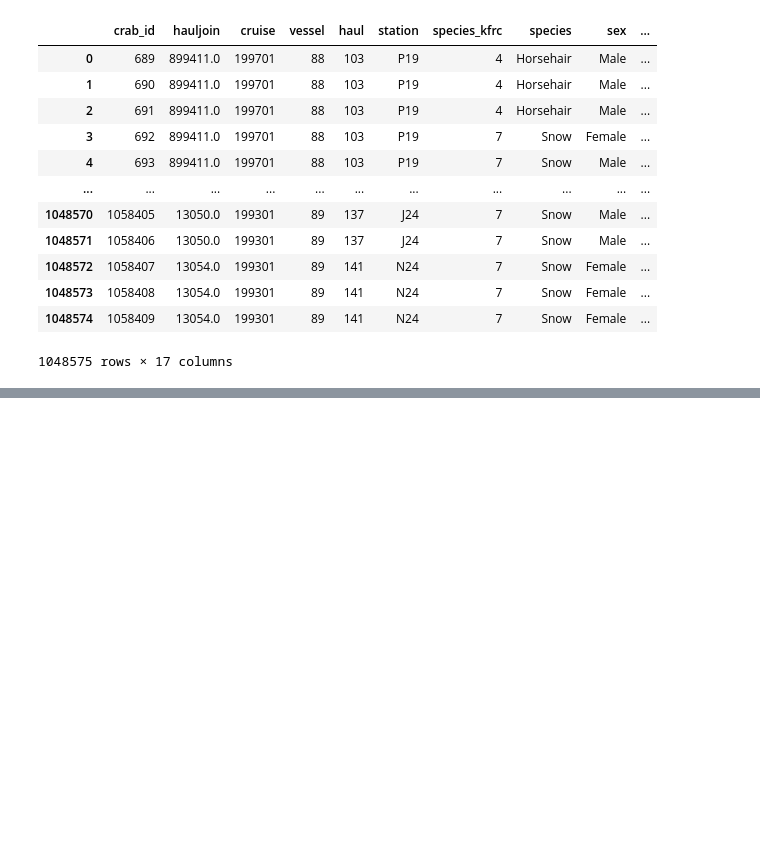
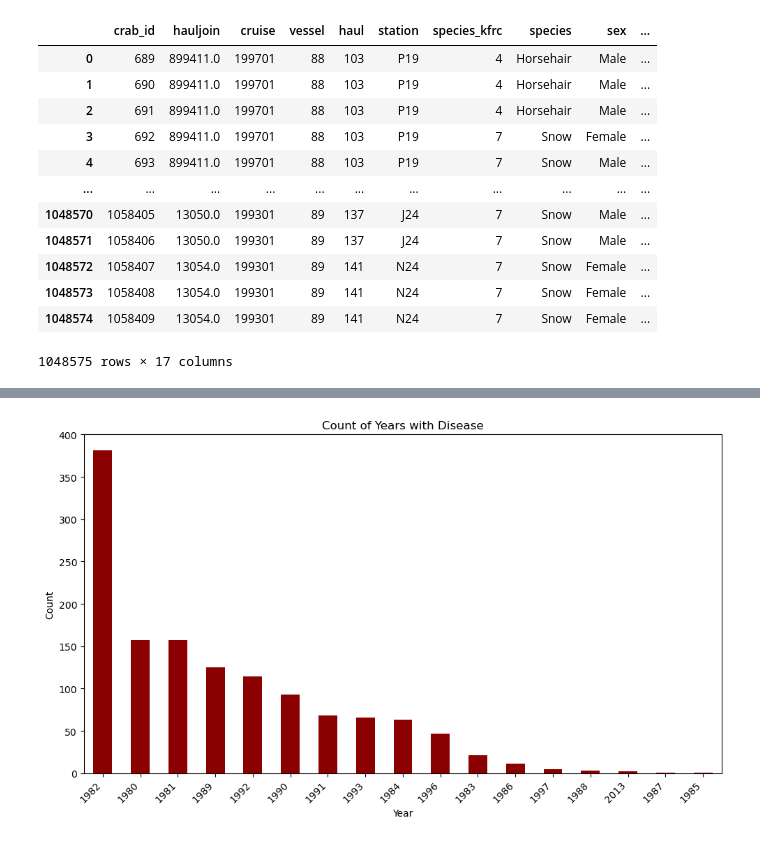
Before and after one commit to seanfahey1127/capstone-da14, a Jupyter notebook: notebook/bs_crab.ipynb, the cells around one changed output, grey strips where cells are left out. Cells and saved outputs as stored; diff of their text form; code cells hidden in the pictures; blank space fills up the shorter version.

```diff
--- a/notebook/bs_crab.ipynb
+++ b/notebook/bs_crab.ipynb
@@ -162,0 +277,14 @@ display(m)
+# %%
+disease_year_counts = disease_present['survey_year'].value_counts()
+
+plt.figure(figsize=(10, 6))
+disease_year_counts.plot(kind='bar', color='darkred')
+
+plt.title('Count of Years with Disease')
+plt.xlabel('Year')
+plt.ylabel('Count')
+plt.xticks(rotation=45, ha='right')
+plt.tight_layout()
+plt.show()
+# %% [output]
+[figure, added]
```
Also changed, not shown: parts of 21 cells of this notebook.
